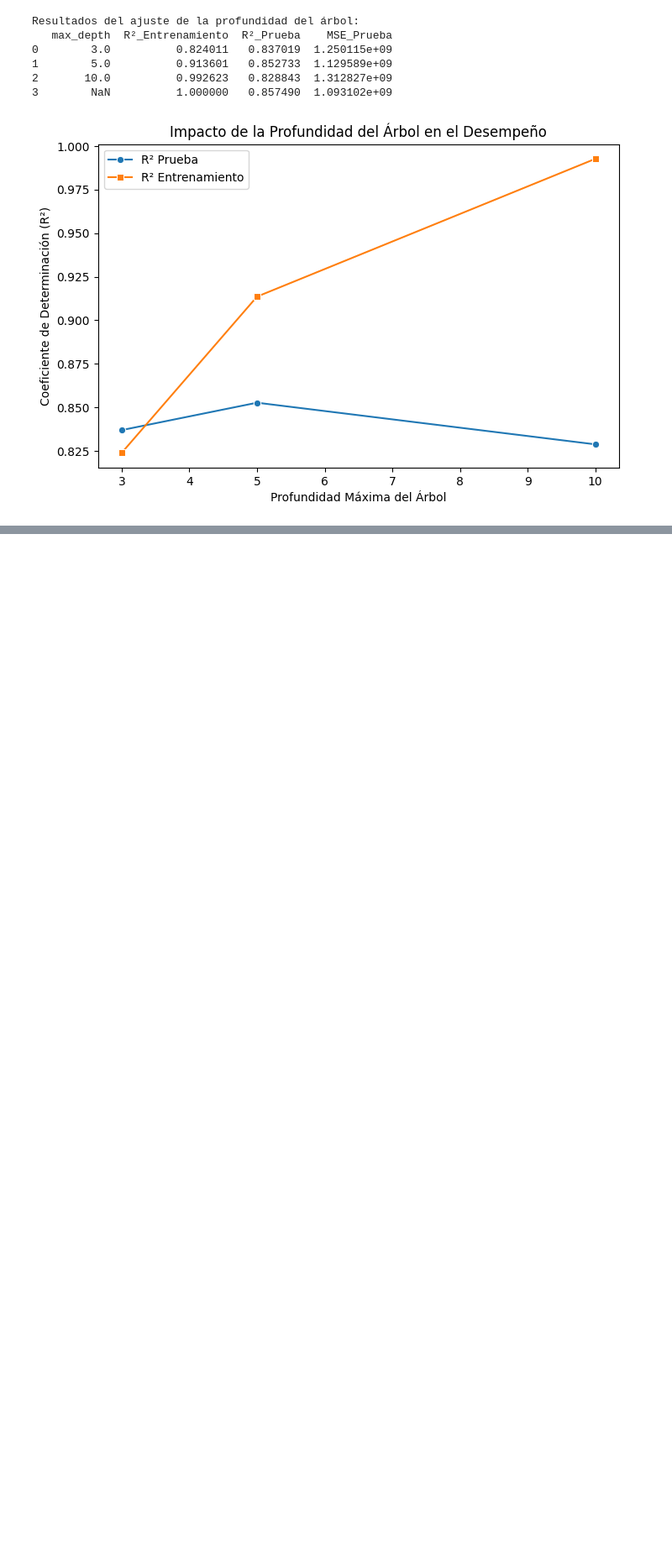
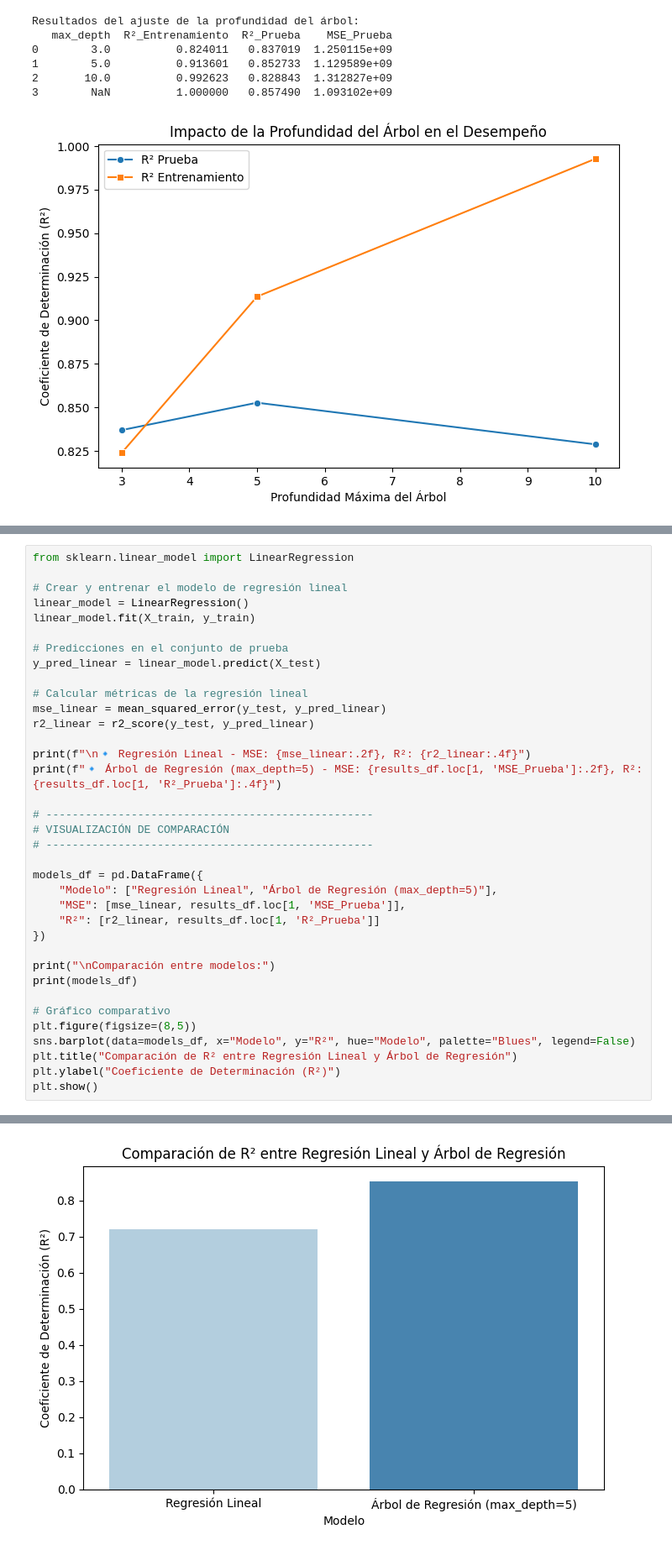
Before and after one commit to EstebanZG999/HT4Mineria, a Jupyter notebook: src/regresion_arbol.ipynb, the cells around one changed output, grey strips where cells are left out. Shown at 84% size. Cells and saved outputs as stored; diff of their text form; blank space fills up the shorter version.

```diff
--- a/src/regresion_arbol.ipynb
+++ b/src/regresion_arbol.ipynb
@@ -335,0 +338,37 @@ Resultados del ajuste de la profundidad del árbol:
+# %%
+from sklearn.linear_model import LinearRegression
+
+# Crear y entrenar el modelo de regresión lineal
+linear_model = LinearRegression()
+linear_model.fit(X_train, y_train)
+
+# Predicciones en el conjunto de prueba
+y_pred_linear = linear_model.predict(X_test)
+
+# Calcular métricas de la regresión lineal
+mse_linear = mean_squared_error(y_test, y_pred_linear)
+r2_linear = r2_score(y_test, y_pred_linear)
+
+print(f"\n🔹 Regresión Lineal - MSE: {mse_linear:.2f}, R²: {r2_linear:.4f}")
+print(f"🔹 Árbol de Regresión (max_depth=5) - MSE: {results_df.loc[1, 'MSE_Prueba']:.2f}, R²: {results_df.loc[1, 'R²_Prueba']:.4f}")
+
+# --------------------------------------------------
+# VISUALIZACIÓN DE COMPARACIÓN
+# --------------------------------------------------
+
+models_df = pd.DataFrame({
+    "Modelo": ["Regresión Lineal", "Árbol de Regresión (max_depth=5)"],
+    "MSE": [mse_linear, results_df.loc[1, 'MSE_Prueba']],
+    "R²": [r2_linear, results_df.loc[1, 'R²_Prueba']]
+})
+
+print("\nComparación entre modelos:")
+print(models_df)
+
+# Gráfico comparativo
+plt.figure(figsize=(8,5))
+sns.barplot(data=models_df, x="Modelo", y="R²", hue="Modelo", palette="Blues", legend=False)
+plt.title("Comparación de R² entre Regresión Lineal y Árbol de Regresión")
+plt.ylabel("Coeficiente de Determinación (R²)")
+plt.show()
+# %% [output]
@@ -335,0 +382 @@ Resultados del ajuste de la profundidad del árbol:
+[figure, added]
```
Also changed, not shown: parts of 2 cells of this notebook.
